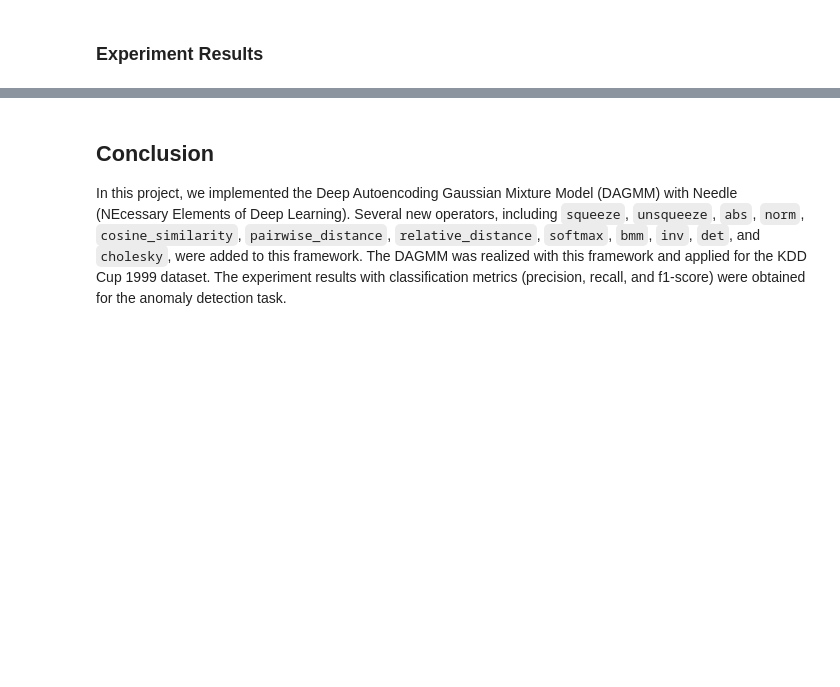
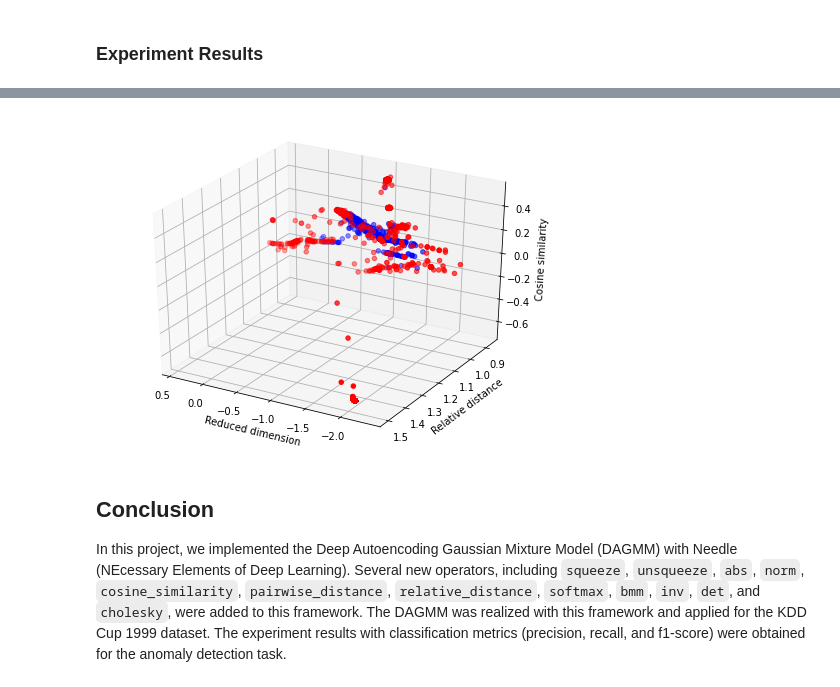
Before and after one commit to zefang-liu/DAGMM-Needle, a Jupyter notebook: project.ipynb, the cells around one changed output, grey strips where cells are left out. Cells and saved outputs as stored; diff of their text form; code cells hidden in the pictures; blank space fills up the shorter version.

Commit message:
Add one 3D scatter plot

```diff
--- a/project.ipynb
+++ b/project.ipynb
@@ -499,8 +505,8 @@ from models import DAGMM
 from training import train_kdd_cup, evaluate_kdd_cup
 # %%
 device = ndl.cuda()
-dataset_train = ndl.data.KDDCUPDataset(train=True, train_ratio=0.5, sample_ratio=0.05)
-dataset_test = ndl.data.KDDCUPDataset(train=False, train_ratio=0.5, sample_ratio=0.05)
+dataset_train = ndl.data.KDDCUPDataset(train=True, train_ratio=0.5, sample_ratio=0.01)
+dataset_test = ndl.data.KDDCUPDataset(train=False, train_ratio=0.5, sample_ratio=0.01)
 # %%
 dataloader_train = ndl.data.DataLoader(
     dataset=dataset_train,
@@ -538,3 +592,22 @@ ConfusionMatrixDisplay.from_predictions(
+# %%
+import matplotlib.pyplot as plt
+_, _, z, _ = model(ndl.Tensor(dataset_test.X, device=device))
+z = z.numpy()
+
+fig = plt.figure(figsize=(8, 6))
+ax = plt.axes(projection ='3d')
+for value, color in zip([0, 1], ['blue', 'red']):
+    idx = preds_test == value
+    ax.scatter3D(
+        z[idx, 0], z[idx, 1], z[idx, 2],
+        color=color)
+ax.set_xlabel('Reduced dimension')
+ax.set_ylabel('Relative distance')
+ax.set_zlabel('Cosine similarity')
+ax.view_init(elev=30, azim=120)
+plt.show()
+# %% [output]
+[figure, added]
 # %% [markdown]
 ## Conclusion
 
```
Also changed, not shown: parts of 24 cells of this notebook, 2 other files.
